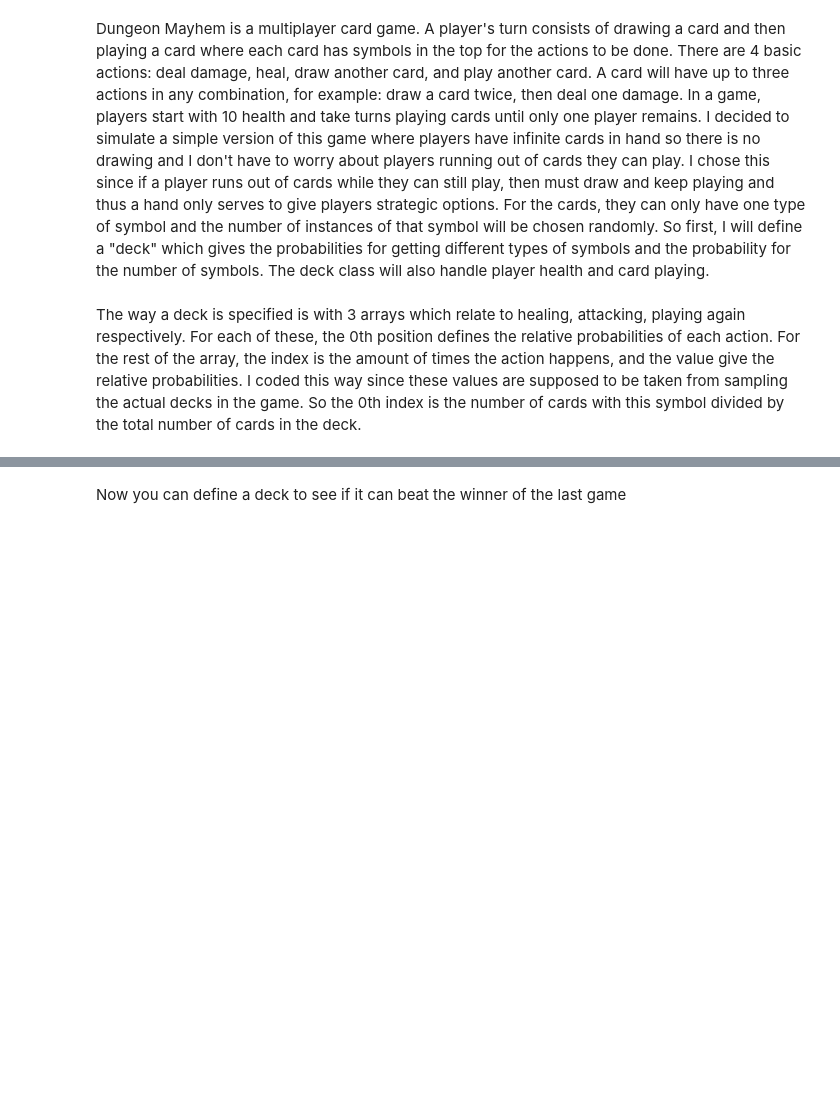
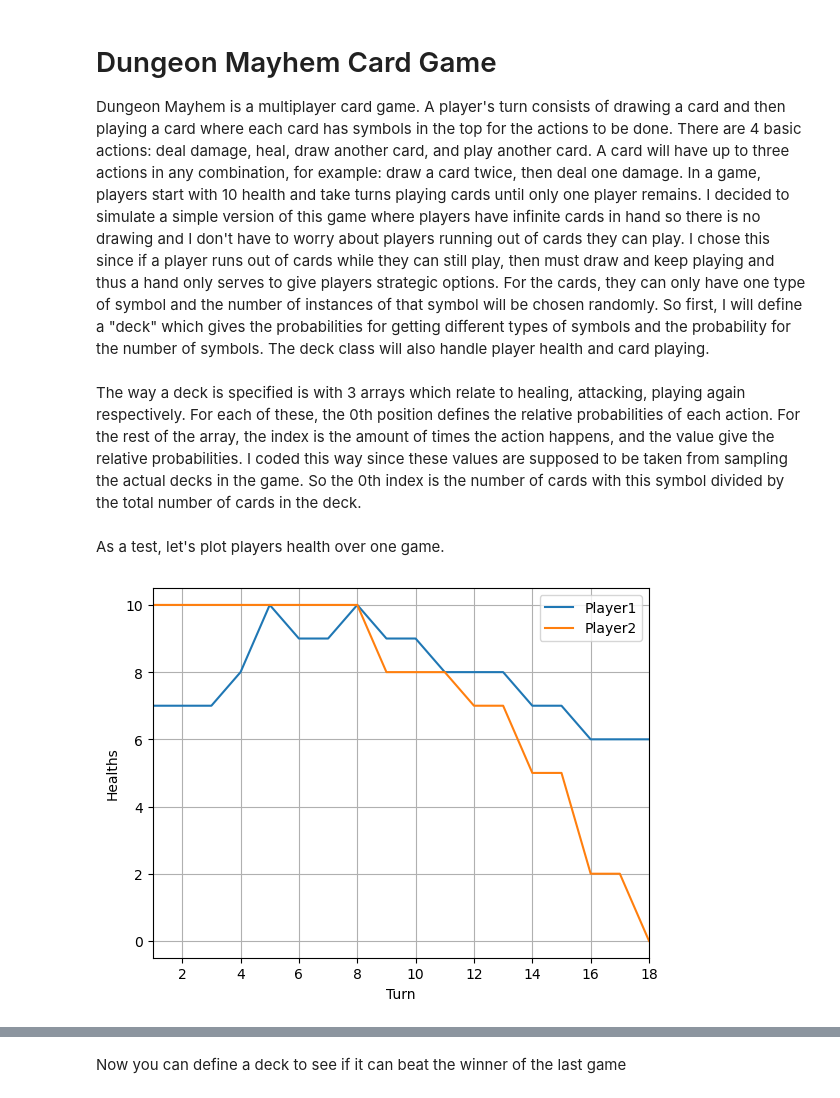
Before and after one commit to JoshuaStri/phys441, a Jupyter notebook: JupyterNotebooks/FinalProject/final_project_game.ipynb, the cells around one changed output, grey strips where cells are left out. Saved outputs shown, nothing was run; the diff lists cells and outputs as text; code cells hidden in the pictures; blank space fills up the shorter version.

```diff
--- a/JupyterNotebooks/FinalProject/final_project_game.ipynb
+++ b/JupyterNotebooks/FinalProject/final_project_game.ipynb
@@ -2,6 +2,8 @@
 import numpy as np
 import matplotlib.pyplot as plt
 # %% [markdown]
+# Dungeon Mayhem Card Game
+
 Dungeon Mayhem is a multiplayer card game. A player's turn consists of drawing a card and then playing a card where each card has symbols in the top for the actions to be done. There are 4 basic actions: deal damage, heal, draw another card, and play another card. A card will have up to three actions in any combination, for example: draw a card twice, then deal one damage. In a game, players start with 10 health and take turns playing cards until only one player remains. I decided to simulate a simple version of this game where players have infinite cards in hand so there is no drawing and I don't have to worry about players running out of cards they can play. I chose this since if a player runs out of cards while they can still play, then must draw and keep playing and thus a hand only serves to give players strategic options. For the cards, they can only have one type of symbol and the number of instances of that symbol will be chosen randomly. So first, I will define a "deck" which gives the probabilities for getting different types of symbols and the probability for the number of symbols. The deck class will also handle player health and card playing.
 # %%
 class Deck:
@@ -102,3 +114,21 @@ def game(player1, player2):
         winner = 1
 
     return turn, winner
+# %% [markdown]
+As a test, let's plot players health over one game.
+# %%
+player1_health = []
+player2_health = []
+
+turns, winner = game(player1, player2, True, (player1_health, player2_health))
+
+fig1 = plt.plot(np.arange(1, turns+1), player1_health, label="Player1")
+plt.plot(np.arange(1,turns+1), player2_health, label="Player2")
+plt.xlabel("Turn")
+plt.ylabel("Healths")
+plt.xlim(1, turns)
+plt.legend()
+plt.grid()
+plt.show()
+# %% [output]
+[figure, added]
```
Also changed, not shown: parts of 6 cells of this notebook.
